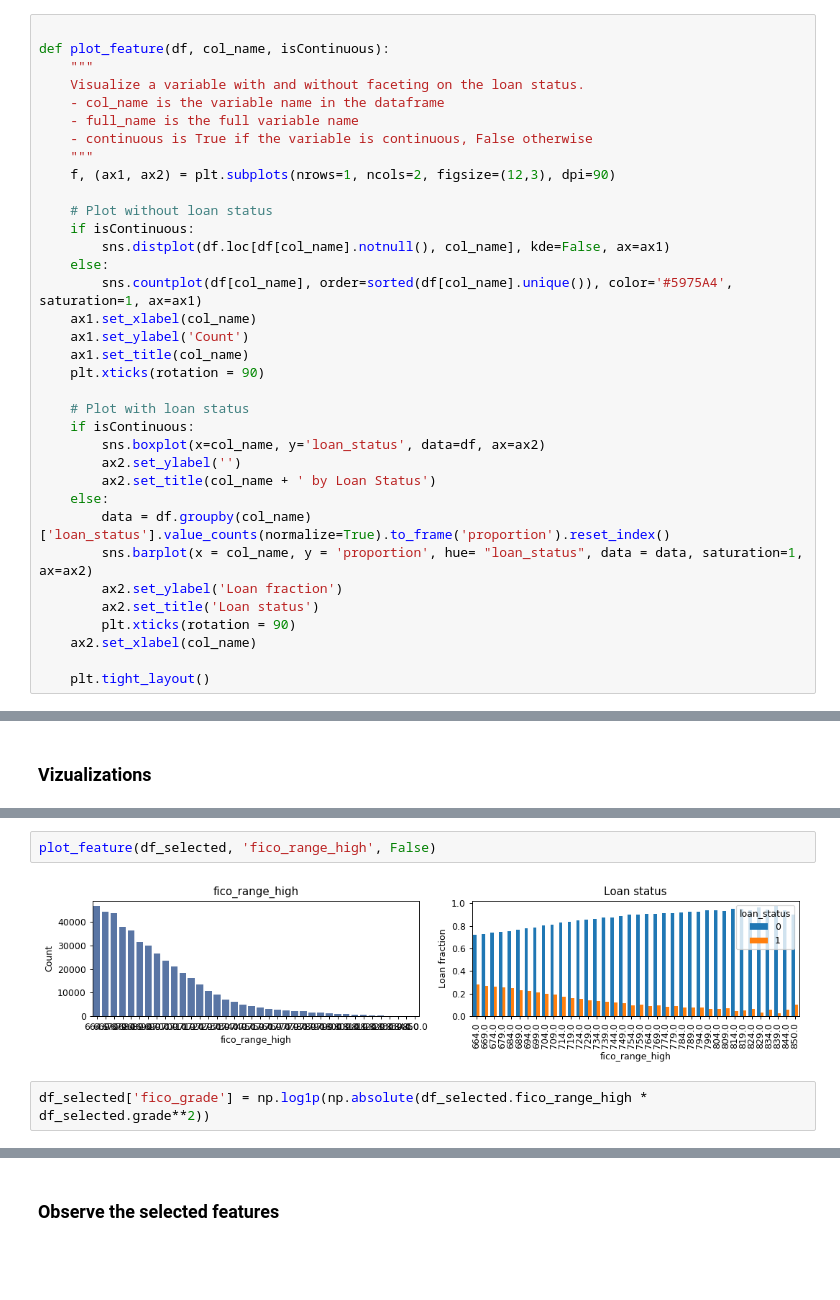
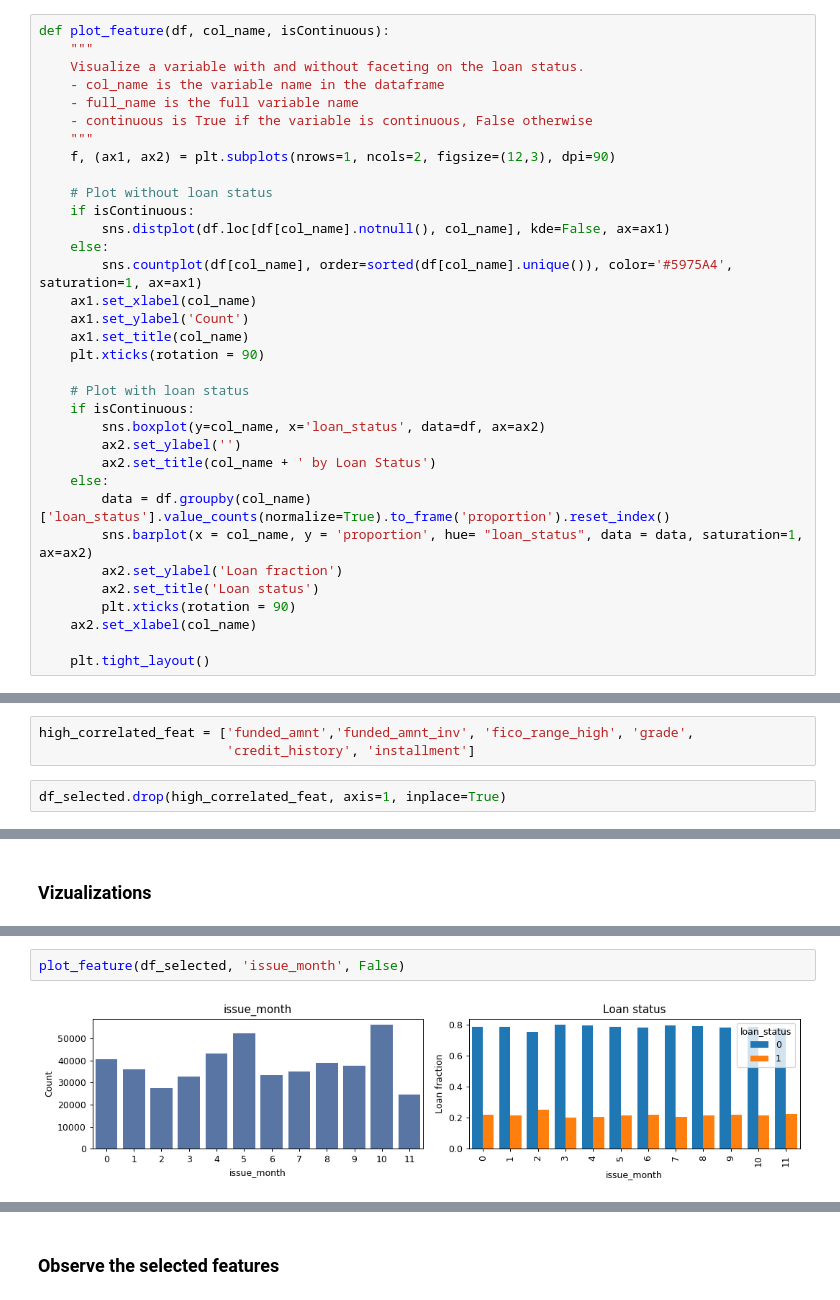
Before and after one commit to msahamed/lending_loan_prediction, a Jupyter notebook: eda.ipynb, the cells around one changed output, grey strips where cells are left out. Drawn from its saved outputs; the diff is of its cells as text; blank space fills up the shorter version.

```diff
--- a/eda.ipynb
+++ b/eda.ipynb
@@ -32,5 +43,4 @@ df_selected.describe()
 # %%
-
 def plot_feature(df, col_name, isContinuous):
     """
     Visualize a variable with and without faceting on the loan status.
@@ -52,7 +62,7 @@ def plot_feature(df, col_name, isContinuous):
 
     # Plot with loan status
     if isContinuous:
-        sns.boxplot(x=col_name, y='loan_status', data=df, ax=ax2)
+        sns.boxplot(y=col_name, x='loan_status', data=df, ax=ax2)
         ax2.set_ylabel('')
         ax2.set_title(col_name + ' by Loan Status')
     else:
@@ -66,0 +113,5 @@ def plot_feature(df, col_name, isContinuous):
+# %%
+high_correlated_feat = ['funded_amnt','funded_amnt_inv', 'fico_range_high', 'grade',
+                        'credit_history', 'installment']
+# %%
+df_selected.drop(high_correlated_feat, axis=1, inplace=True)
@@ -73,6 +168,4 @@ plot_feature(df_selected, 'grade', False)
 # %%
-plot_feature(df_selected, 'fico_range_high', False)
+plot_feature(df_selected, 'issue_month', False)
 # %% [output]
-[figure, old version]
+[figure, new version]
-# %%
-df_selected['fico_grade'] = np.log1p(np.absolute(df_selected.fico_range_high * df_selected.grade**2))
```
Also changed, not shown: parts of 51 cells of this notebook, 3 other files.
